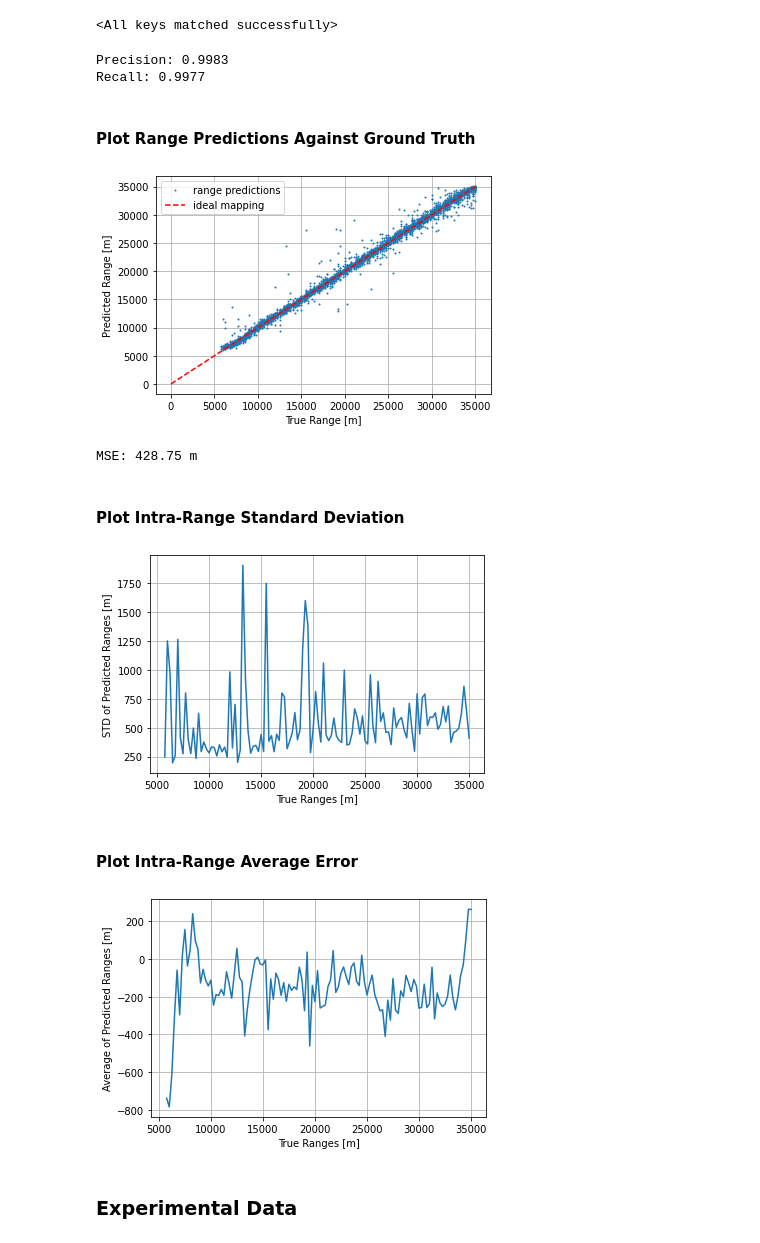
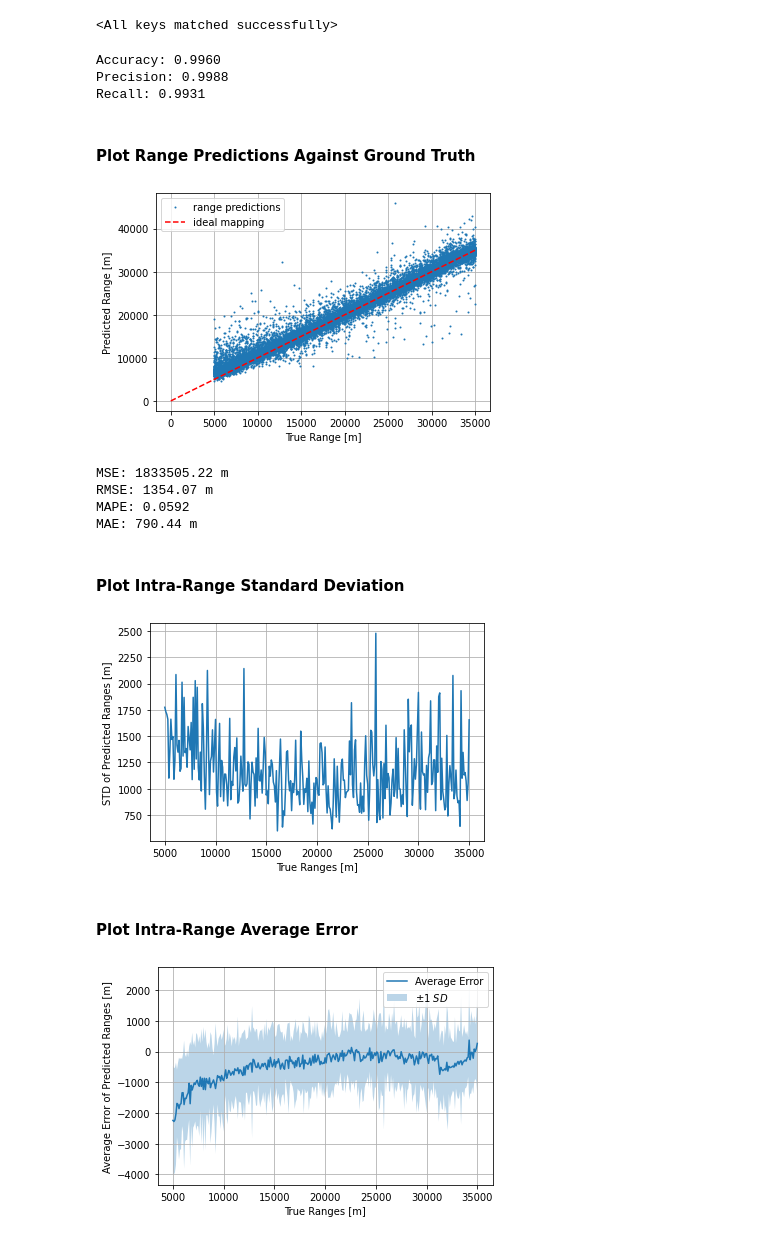
Before and after one commit to whoi-mars/detect_and_range, a Jupyter notebook: notebook.ipynb, the cells around one changed output. Saved outputs shown, nothing was run; the diff lists cells and outputs as text; code cells hidden in the pictures.

Commit message:
Running tests

```diff
--- a/notebook.ipynb
+++ b/notebook.ipynb
@@ -382,13 +378,11 @@ model = CNNRNN(input_size=(224,224),
 # %%
-optimizer = make_optimizer(model, learning_rate)
-criterion = SelectiveMSEAndClass(alpha=alpha)
-
 model, history = train(model=model,
                        dataloaders=dl,
                        criterion=criterion,
                        optimizer=optimizer,
+                       start_epoch=start_epoch,
                        num_epochs=epochs,
                        max_range=max_range,
                        save_dir=save_dir,
-                       save_all_epochs=False)
+                       save_all_epochs=save_all_epochs)
 # %% [output]
@@ -424,11 +418,11 @@ train Loss: 0.0616 -- MSE: 713.8661 m -- ACC: 0.9992
 # %% [markdown]
 ### Evaluate Model
 # %%
-model.load_state_dict(torch.load(os.path.join(save_dir, 'weights_best_val_mse.pt')))
+model.load_state_dict(torch.load(os.path.join(save_dir, 'weights_20.pt')))
 # %% [output]
 <All keys matched successfully>
 # %%
-def evaluate_model(model, dataloader, save_data=False):
+def evaluate_model(model, dataloader, thresh=0.5, save_data=False):
 
     """
     Get predicted and ground truth values for range and class using a given model and dataloader
@@ -467,10 +461,9 @@ def evaluate_model(model, dataloader, save_data=False):
         with torch.set_grad_enabled(False):
 
             outputs = model(inputs)
-
-            ranges_p += (outputs[:, 0]*max_range).detach().tolist()
-            ranges_t += (r_labels*max_range).detach().tolist()
-            class_p += (outputs[:,1] >= 0.5).tolist()
+            ranges_p += (outputs[:,0].squeeze()*max_range).detach().tolist()
+            ranges_t += (r_labels.squeeze()*max_range).detach().tolist()
+            class_p += (outputs[:,1] >= thresh).tolist()
             class_t += c_labels.tolist()
             if save_data:
                 X += inputs.tolist()
@@ -483,21 +476,23 @@ def evaluate_model(model, dataloader, save_data=False):
 
     return ranges_p, ranges_t, class_p, class_t, X
 
-ranges_p, ranges_t, class_p, class_t, _ = evaluate_model(model, dl['test'], save_data=False)
+ranges_p, ranges_t, class_p, class_t, _ = evaluate_model(model, dl['test'], thresh=0.5, save_data=False)
 
 p = precision_score(class_t, class_p)
 r = recall_score(class_t, class_p)
-print("Precision: {:.4f} \nRecall: {:.4f}".format(p, r))
+a = (class_t == class_p).sum() / len(class_t)
+print("Accuracy: {:.4f}\nPrecision: {:.4f}\nRecall: {:.4f}".format(a, p, r))
 # %% [output]
-Precision: 0.9983
-Recall: 0.9977
+Accuracy: 0.9960
+Precision: 0.9988
+Recall: 0.9931
 # %% [markdown]
 #### Plot Range Predictions Against Ground Truth
 # %%
 def plot_true_pred(ranges_t, ranges_p, class_t, class_p, markersize=1):
 
-    ranges_t = ranges_t[np.where((class_p >= 0.5) & (class_t == 1))]
-    ranges_p = ranges_p[np.where((class_p >= 0.5) & (class_t == 1))]
+    ranges_t = ranges_t[np.where((class_p == 1) & (class_t == 1))]
+    ranges_p = ranges_p[np.where((class_p == 1) & (class_t == 1))]
 
     plt.plot(ranges_t, ranges_p, 'o', markersize=markersize, label="range predictions")
     plt.plot([0, max_range], [0, max_range], '--r', label="ideal mapping")
@@ -507,19 +502,30 @@ def plot_true_pred(ranges_t, ranges_p, class_t, class_p, markersize=1):
     plt.ylabel("Predicted Range [m]")
     plt.show()
 
-    print("MSE: {:.2f} m".format(((ranges_t - ranges_p) ** 2).mean() / 1000))
+    MSE = ((ranges_t - ranges_p) ** 2).mean()
+    RMSE = np.sqrt(MSE)
+    MAPE = (np.abs(ranges_t - ranges_p) / ranges_t).mean()
+    MAE = np.abs(ranges_t - ranges_p).mean()
+
+    print("MSE: {:.2f} m".format(MSE))
+    print("RMSE: {:.2f} m".format(RMSE))
+    print("MAPE: {:.4f}".format(MAPE))
+    print("MAE: {:.2f} m".format(MAE))
 
 plot_true_pred(ranges_t, ranges_p, class_t, class_p)
 # %% [output]
-[figure, old version]
+[figure, new version]
-MSE: 428.75 m
+MSE: 1833505.22 m
+RMSE: 1354.07 m
+MAPE: 0.0592
+MAE: 790.44 m
 # %% [markdown]
 #### Plot Intra-Range Standard Deviation
 # %%
 def plot_intra_range_std(ranges_t, ranges_p, class_t, class_p):
 
-    ranges_t = ranges_t[np.where((class_p >= 0.5) & (class_t == 1))]
-    ranges_p = ranges_p[np.where((class_p >= 0.5) & (class_t == 1))]
+    ranges_t = ranges_t[np.where((class_p == 1) & (class_t == 1))]
+    ranges_p = ranges_p[np.where((class_p == 1) & (class_t == 1))]
 
     # Get standard deviation of each set of examples grouped by range
     unique_ranges = list(set(ranges_t))
@@ -531,31 +537,33 @@ def plot_intra_range_std(ranges_t, ranges_p, class_t, class_p):
     plt.xlabel("True Ranges [m]")
     plt.ylabel("STD of Predicted Ranges [m]")
     plt.show()
+    return std_list
 
-plot_intra_range_std(ranges_t, ranges_p, class_t, class_p)
+
+std_list = plot_intra_range_std(ranges_t, ranges_p, class_t, class_p)
 # %% [output]
-[figure, old version]
+[figure, new version]
 # %% [markdown]
 #### Plot Intra-Range Average Error
 # %%
-def plot_intra_range_avg_error(ranges_t, ranges_p, class_t, class_p):
+def plot_intra_range_avg_error(ranges_t, ranges_p, class_t, class_p, std_list):
 
-    ranges_t = ranges_t[np.where((class_p >= 0.5) & (class_t == 1))]
-    ranges_p = ranges_p[np.where((class_p >= 0.5) & (class_t == 1))]
+    ranges_t = ranges_t[np.where((class_p == 1) & (class_t == 1))]
+    ranges_p = ranges_p[np.where((class_p == 1) & (class_t == 1))]
 
     # Get average error of each set of examples grouped by range
     unique_ranges = list(set(ranges_t))
     unique_ranges.sort()
     avg_err = [np.mean(r - ranges_p[ranges_t == r]) for r in unique_ranges]
 
-    plt.plot(unique_ranges, avg_err)
+    plt.plot(unique_ranges, avg_err, label="Average Error")
+    plt.fill_between(np.asarray(unique_ranges), np.asarray(avg_err) - np.asarray(std_list), np.asarray(avg_err) + np.asarray(std_list), alpha=0.3, label="$\pm 1~SD$")
     plt.grid()
+    plt.legend()
     plt.xlabel("True Ranges [m]")
-    plt.ylabel("Average of Predicted Ranges [m]")
+    plt.ylabel("Average Error of Predicted Ranges [m]")
     plt.show()
 
-plot_intra_range_avg_error(ranges_t, ranges_p, class_t, class_p)
+plot_intra_range_avg_error(ranges_t, ranges_p, class_t, class_p, std_list)
 # %% [output]
-[figure, old version]
+[figure, new version]
-# %% [markdown]
-### Experimental Data
```
Also changed, not shown: parts of 40 cells of this notebook, 1 other file.
